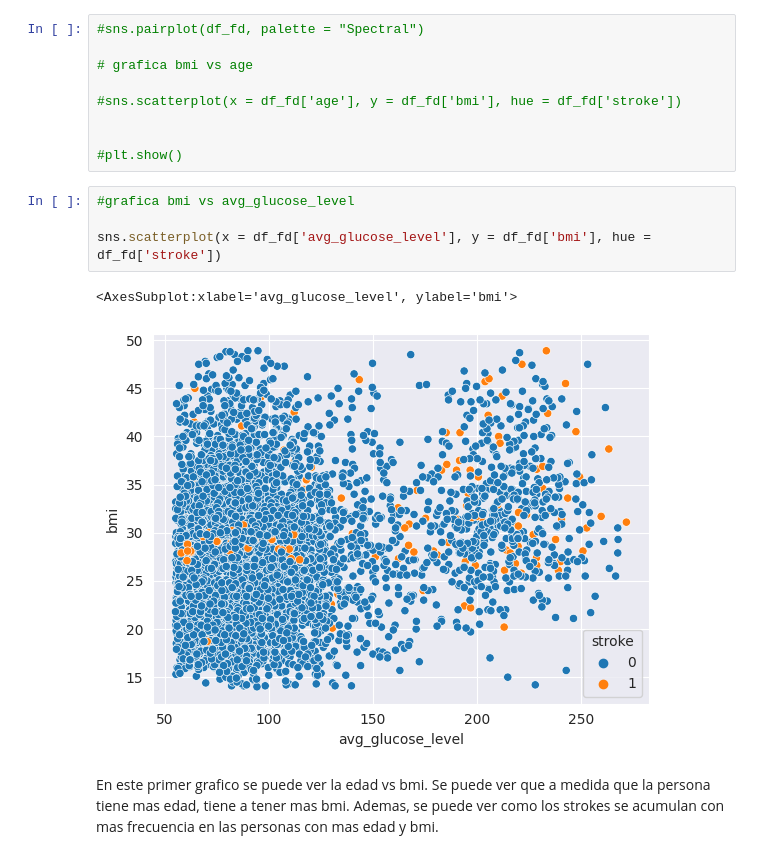
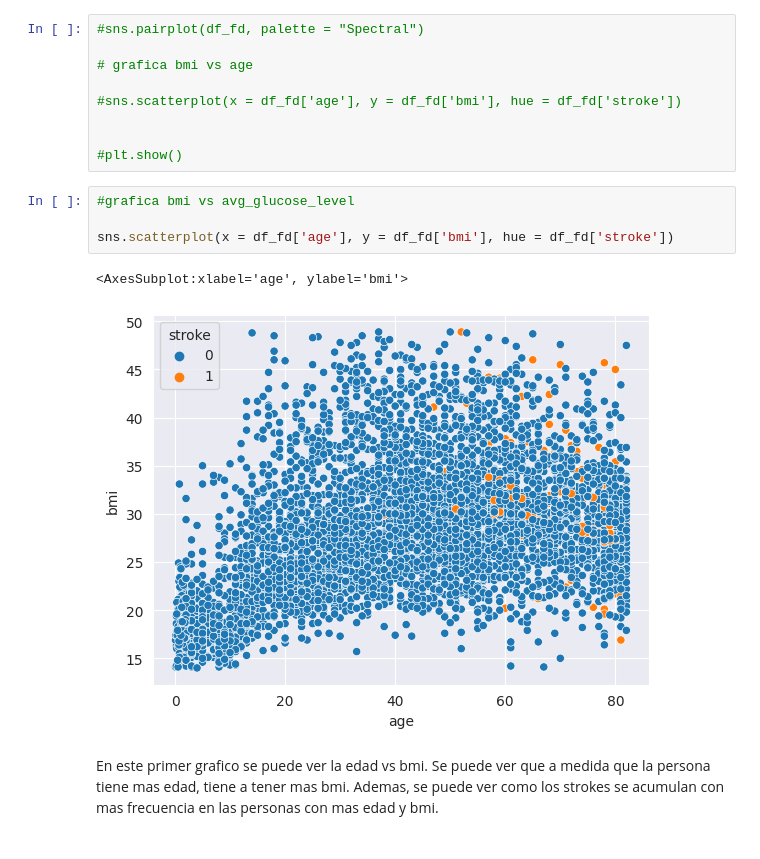
Before and after one commit to sebamas1/IA-TP1, a Jupyter notebook: Saneamiento.ipynb, the cells around one changed output. Saved outputs shown, nothing was run; the diff lists cells and outputs as text.

```diff
--- a/Saneamiento.ipynb
+++ b/Saneamiento.ipynb
@@ -73,10 +77,10 @@ No se encontraron valores null ni se considero necesario eliminar valores.
 # %%
 #grafica bmi vs avg_glucose_level
 
-sns.scatterplot(x = df_fd['avg_glucose_level'], y = df_fd['bmi'], hue = df_fd['stroke'])
+sns.scatterplot(x = df_fd['age'], y = df_fd['bmi'], hue = df_fd['stroke'])
 # %% [output]
-<AxesSubplot:xlabel='avg_glucose_level', ylabel='bmi'>
+<AxesSubplot:xlabel='age', ylabel='bmi'>
-[figure, old version]
+[figure, new version]
 # %% [markdown]
 En este primer grafico se puede ver la edad vs bmi. Se puede ver que a medida que la persona tiene mas edad, tiene a tener mas bmi. Ademas, se puede ver como los strokes se acumulan con mas frecuencia en las personas con mas edad y bmi.
 # %%
```
Also changed, not shown: parts of 8 cells of this notebook.
